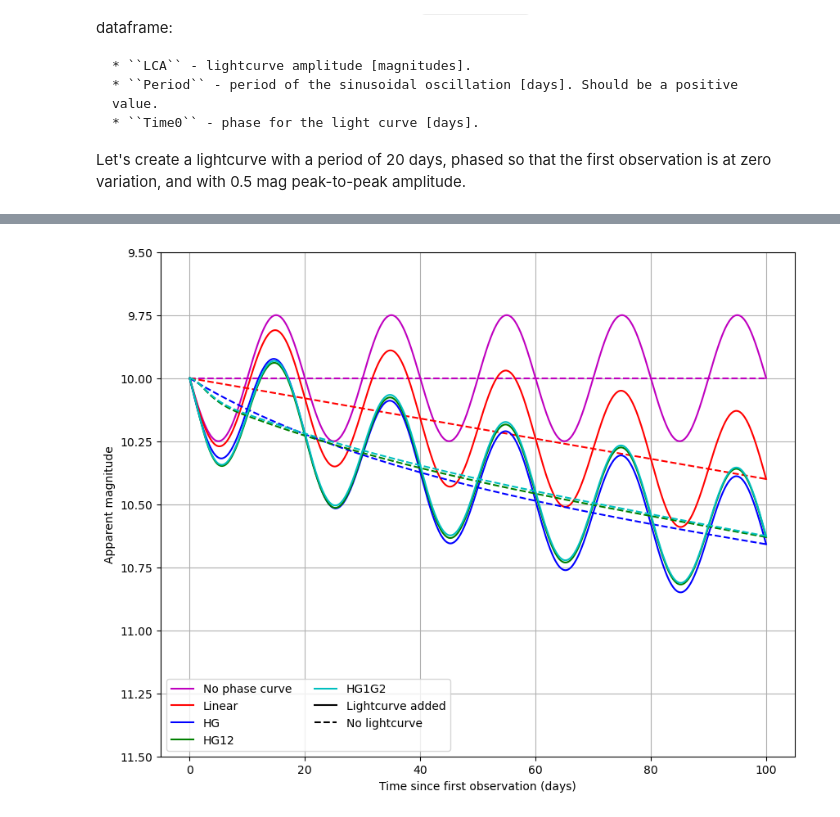
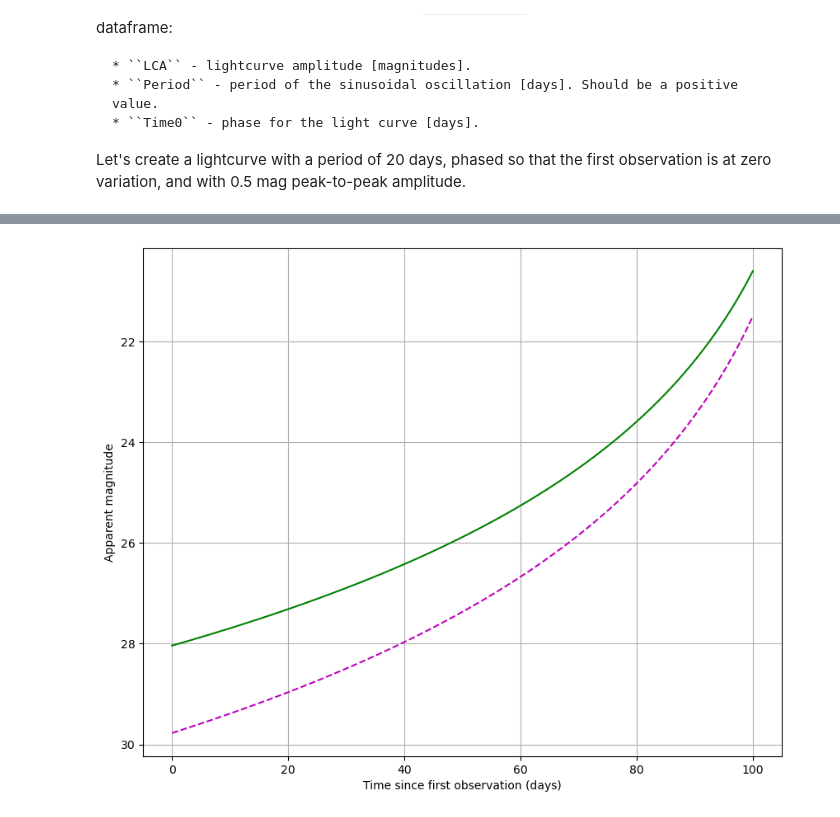
Before and after one commit to dirac-institute/sorcha, a Jupyter notebook: docs/notebooks/demo_Cometary_Activity.ipynb, the cells around one changed output, grey strips where cells are left out. Cells and saved outputs as stored; diff of their text form; code cells hidden in the pictures.

Commit message:
Update demo_Cometary_Activity.ipynb
Add complete demo for cometary activity

```diff
--- a/docs/notebooks/demo_Cometary_Activity.ipynb
+++ b/docs/notebooks/demo_Cometary_Activity.ipynb
@@ -109,16 +116,2 @@ observations_df["Time0"] = 0.0
 # %%
-observations_df = PPCalculateApparentMagnitudeInFilter(
-    observations_df.copy(), "none", "r", "LCA_mag", "sinusoidal"
-)
-observations_df = PPCalculateApparentMagnitudeInFilter(
-    observations_df.copy(), "HG", "r", "LCA_HG_mag", "sinusoidal"
-)
-observations_df = PPCalculateApparentMagnitudeInFilter(
-    observations_df.copy(), "HG12", "r", "LCA_HG12_mag", "sinusoidal"
-)
-observations_df = PPCalculateApparentMagnitudeInFilter(
-    observations_df.copy(), "HG1G2", "r", "LCA_HG1G2_mag", "sinusoidal"
-)
-observations_df = PPCalculateApparentMagnitudeInFilter(
-    observations_df.copy(), "linear", "r", "LCA_linear_mag", "sinusoidal"
-)
+observations_df = PPCalculateApparentMagnitudeInFilter(observations_df.copy(), "none", "r",cometary_activity_choice="lsst_comet")
@@ -125,96 +134,22 @@ observations_df = PPCalculateApparentMagnitudeInFilter(
 # %%
 from matplotlib.lines import Line2D
 
 fig, ax = plt.subplots(figsize=(10, 8))
 ax.plot(
     observations_df["fieldMJD_TAI"],
     observations_df["Simple_mag"],
     linestyle="--",
     label="__none__",
     color="m",
 )
 ax.plot(
-    observations_df["fieldMJD_TAI"], observations_df["LCA_mag"], linestyle="-", label="__none__", color="m"
+    observations_df["fieldMJD_TAI"], observations_df["trailedSourceMagTrue"], linestyle="-", label="__none__", color="g"
 )
 
-ax.plot(
-    observations_df["fieldMJD_TAI"],
-    observations_df["linear_mag"],
-    linestyle="--",
-    label="__none__",
-    color="r",
-)
-ax.plot(
-    observations_df["fieldMJD_TAI"],
-    observations_df["LCA_linear_mag"],
-    linestyle="-",
-    label="__none__",
-    color="r",
-)
-
-
-ax.plot(
-    observations_df["fieldMJD_TAI"],
-    observations_df["HG_mag"],
-    linestyle="--",
-    label="__none__",
-    color="b",
-)
-ax.plot(
-    observations_df["fieldMJD_TAI"], observations_df["LCA_HG_mag"], linestyle="-", label="__none__", color="b"
-)
-
-ax.plot(
-    observations_df["fieldMJD_TAI"],
-    observations_df["HG12_mag"],
-    linestyle="--",
-    label="__none__",
-    color="g",
-)
-ax.plot(
-    observations_df["fieldMJD_TAI"],
-    observations_df["LCA_HG12_mag"],
-    linestyle="-",
-    label="__none__",
-    color="g",
-)
-
-ax.plot(
-    observations_df["fieldMJD_TAI"],
-    observations_df["HG1G2_mag"],
-    linestyle="--",
-    label="__none__",
-    color="c",
-)
-ax.plot(
-    observations_df["fieldMJD_TAI"],
-    observations_df["LCA_HG1G2_mag"],
-    linestyle="-",
-    label="__none__",
-    color="c",
-)
-
-
-custom_legend = [
-    Line2D([0], [0], color="m", linestyle="-"),
-    Line2D([0], [0], color="r", linestyle="-"),
-    Line2D([0], [0], color="b", linestyle="-"),
-    Line2D([0], [0], color="g", linestyle="-"),
-    Line2D([0], [0], color="c", linestyle="-"),
-    Line2D([0], [0], color="k", linestyle="-"),
-    Line2D([0], [0], color="k", linestyle="--"),
-]
-
-ax.legend(
-    custom_legend,
-    ["No phase curve", "Linear", "HG", "HG12", "HG1G2", "Lightcurve added", "No lightcurve"],
-    ncol=2,
-)
 ax.set_xlabel("Time since first observation (days)")
 ax.set_ylabel("Apparent magnitude")
-ax.set_ylim(9.5, 11.5)
 plt.gca().invert_yaxis()
 plt.grid()
 plt.show()
 # %% [output]
-[figure, old version]
+[figure, new version]
```
Also changed, not shown: parts of 9 cells of this notebook.
